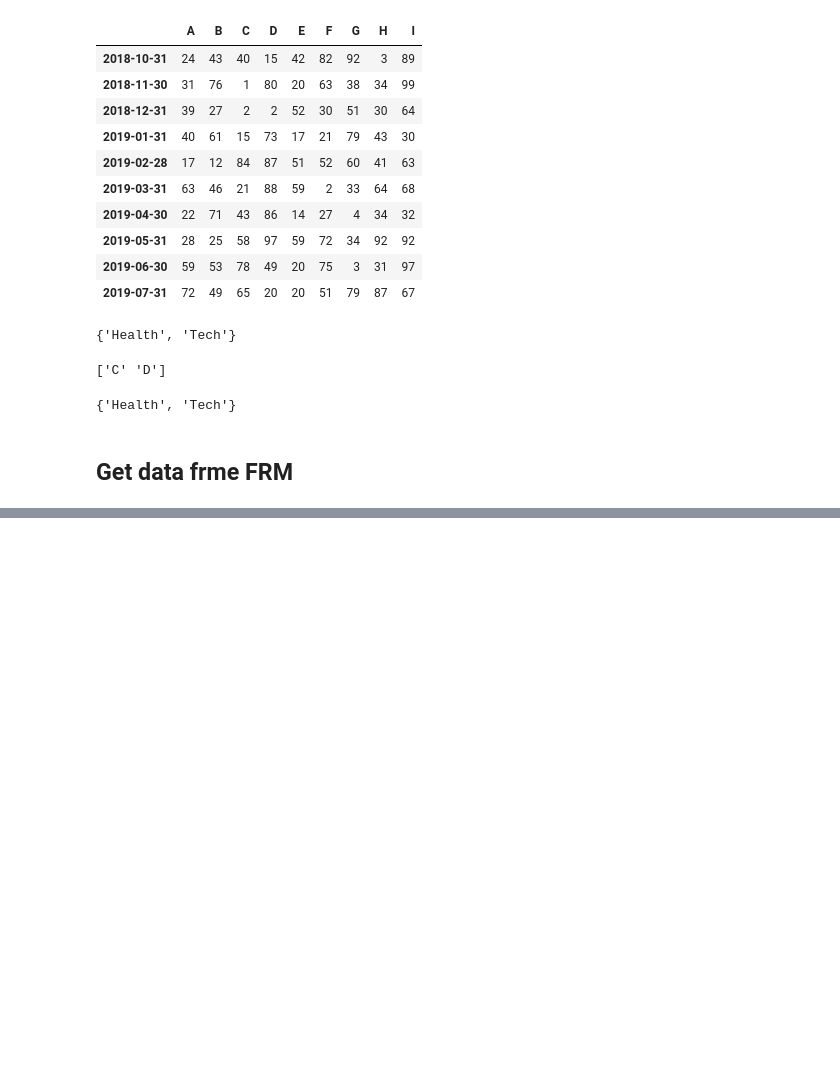
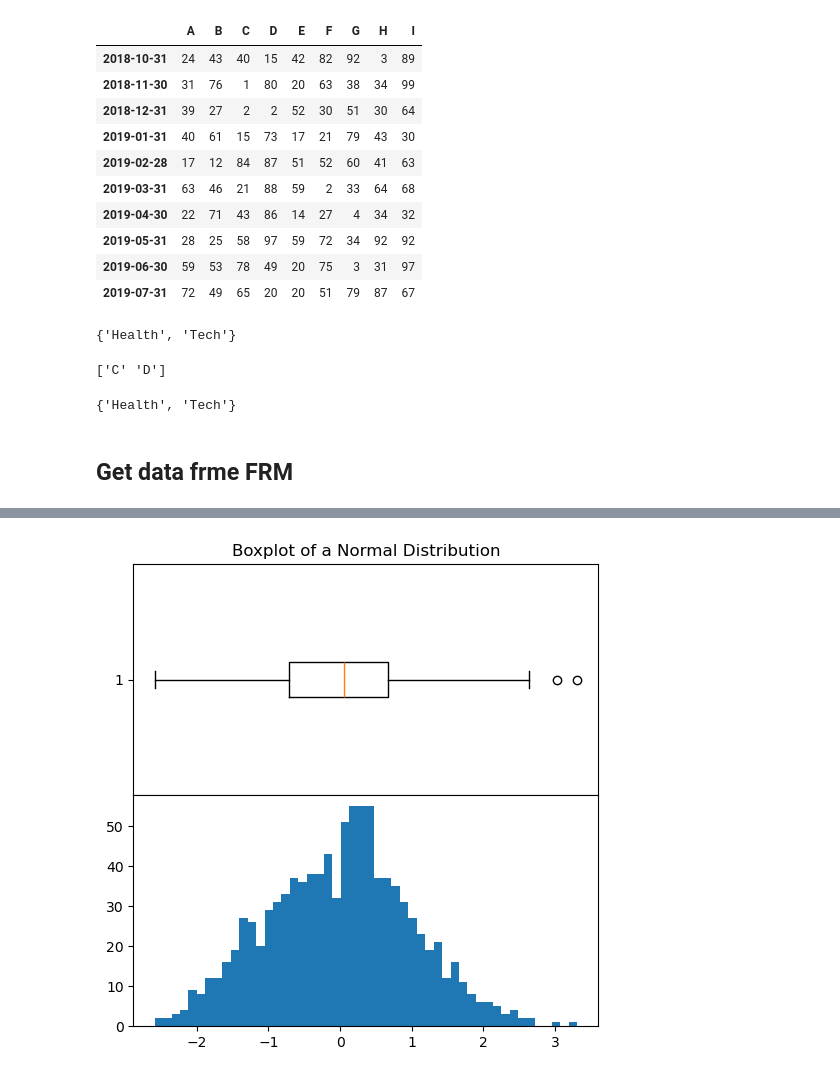
Before and after one commit to ansingh16/AI_for_trading, a Jupyter notebook: Practice/Basic concepts.ipynb, the cells around one changed output, grey strips where cells are left out. Cells and saved outputs as stored; diff of their text form; code cells hidden in the pictures; blank space fills up the shorter version.

```diff
--- a/Practice/Basic concepts.ipynb
+++ b/Practice/Basic concepts.ipynb
@@ -431,0 +434,10 @@ def get_jsonparsed_data(ticker,start_date,end_date):
+# %%
+import numpy as np
+import pandas as pd
+import scipy.stats as stats
+import matplotlib.pyplot as plt
+# import quiz_tests
+
+# Set plotting options
+%matplotlib inline
+plt.rc('figure')
@@ -431,0 +454,10 @@ def get_jsonparsed_data(ticker,start_date,end_date):
+# %%
+# Sample A: Normal distribution
+sample_a = stats.norm.rvs(loc=0.0, scale=1.0, size=(1000,))
+fig, axes = plt.subplots(2, 1, figsize=(6, 6), sharex=True)
+axes[0].boxplot(sample_a, vert=False)
+axes[1].hist(sample_a, bins=50)
+axes[0].set_title("Boxplot of a Normal Distribution")
+fig.subplots_adjust(hspace=0.0)
+# %% [output]
+[figure, added]
```
Also changed, not shown: parts of 25 cells of this notebook.
